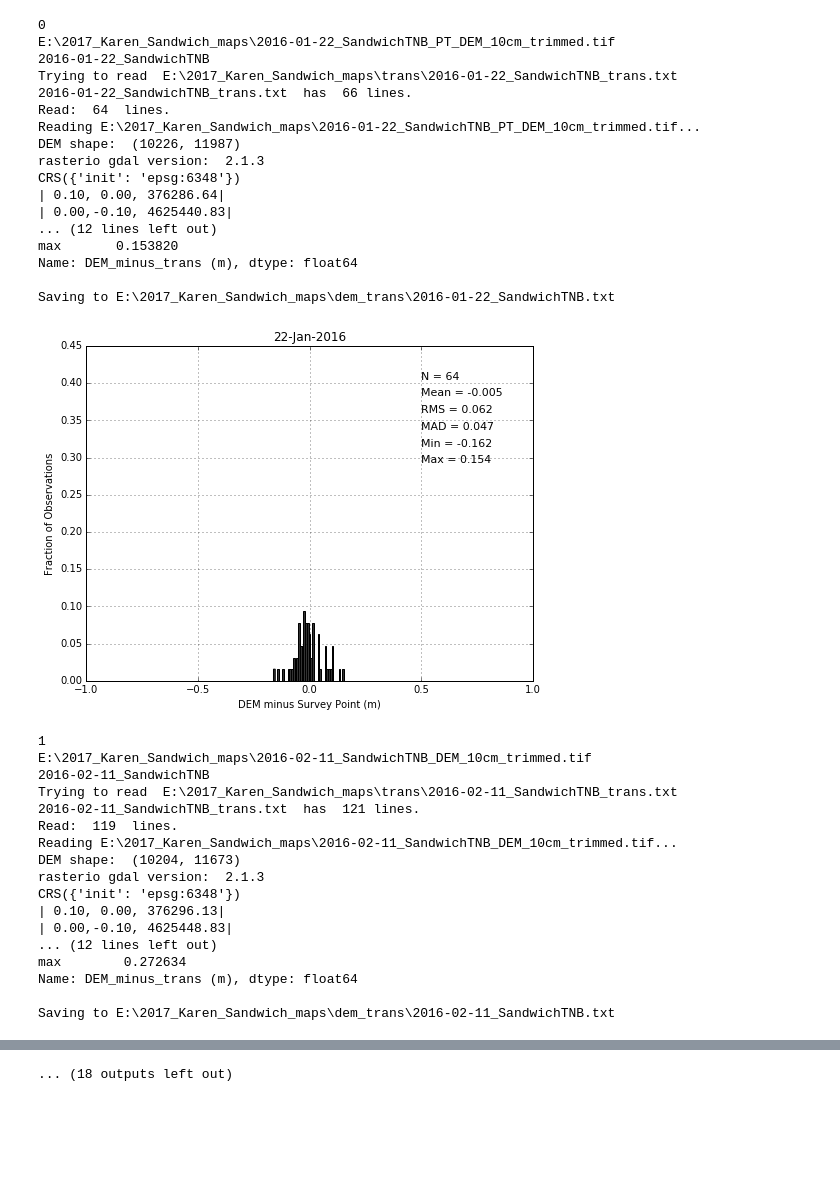
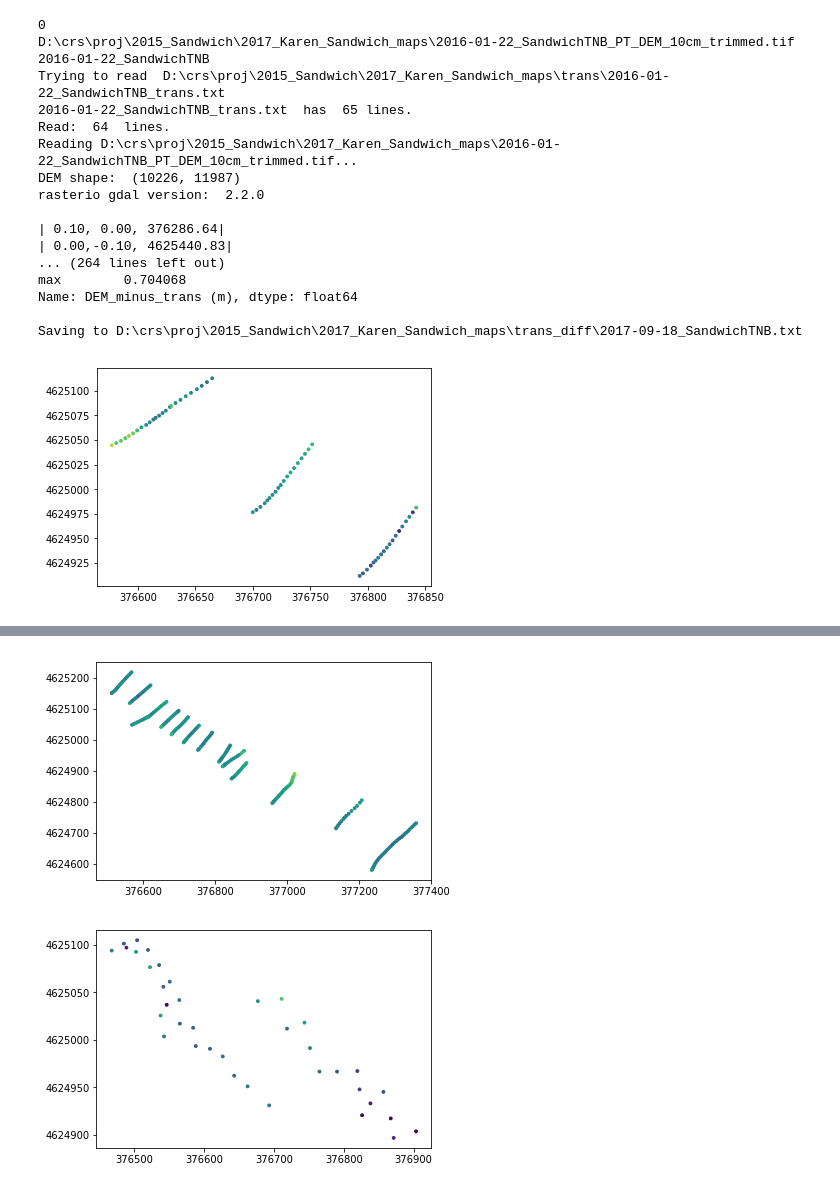
Before and after one commit to csherwood-usgs/Raster_calcs, a Jupyter notebook: Sandwich_compare_DEM_and_transect.ipynb, the cells around one changed output, grey strips where cells are left out. Saved outputs shown, nothing was run; the diff lists cells and outputs as text; code cells hidden in the pictures; blank space fills up the shorter version.

Commit message:
revised DEM trans comparisions

```diff
--- a/Sandwich_compare_DEM_and_transect.ipynb
+++ b/Sandwich_compare_DEM_and_transect.ipynb
@@ -24,7 +24,7 @@ def bilint(z,en):
     return zi
 # %%
 # list of files to read
-fdir = "E:\\2017_Karen_Sandwich_maps\\"
+fdir = "D:\\crs\\proj\\2015_Sandwich\\2017_Karen_Sandwich_maps\\"
 fnames = (\
 "2016-01-22_SandwichTNB_PT_DEM_10cm_trimmed.tif",\
 "2016-02-11_SandwichTNB_DEM_10cm_trimmed.tif",\
@@ -52,7 +52,7 @@ titles = ([\
 survey_dates = ["2016-01-22","2016-02-11","2016-03-30","2016-09-21",\
                 "2017-01-09","2017-01-25","2017-02-14","2017-03-16","2017-05-04","2017-09-18"]
 
-outdir = fdir+"dem_trans\\"
+outdir = fdir+"trans_diff\\"
 nf = len(fnames)
 for i in range(nf):
     print(i)
@@ -72,7 +72,7 @@ for i in range(nf):
         print(tname," has ",len(f.readlines()),"lines.")
 
     # read in the transect points
-    df=pd.read_csv(fdir+"trans\\"+tname, header = 1, skiprows=0, delimiter=',')
+    df=pd.read_csv(fdir+"trans\\"+tname, header = 0, skiprows=0, delimiter=',')
     print("Read: ",len(df.index),' lines.')
     df
 
@@ -99,7 +99,7 @@ for i in range(nf):
 
     for index, row in df.iterrows():
         # en = ~dem.transform*(row["# X/Easting (m)"],row["Y/Northing (m)"])
-        en = ~dem.transform*(row["# X/East"],row["Y/North"])
+        en = ~dem.transform*(row["#X/Easting (m NAD83(2011) Zone 19N)"],row["Y/Northing (m NAD83(2011) Zone 19N)"])
         #print( index, en )
 
         # bilinear interpolation in DEM
@@ -112,65 +112,50 @@ for i in range(nf):
         if(zdem[index]<-32000.):
             zdem[index]=np.NaN
 
-        zdem_minus_meas[index] = zdem[index]-row["Z/Altitude"]
+        zdem_minus_meas[index] = zdem[index]-row["Z/Elevation (m NAVD88)"]
         #print( zdem[index], zdi[index], row["elev"], zdem_minus_meas[index]  )
 
     # add columns to the dataframe
     #df.assign(DEM2=pd.Series(zdem,index=df.index))
-    df['DEM (interp, m)']=pd.Series(zdem,index=df.index)
+    df['DEM (interp m)']=pd.Series(zdem,index=df.index)
+
     df['DEM_minus_trans (m)']=pd.Series(zdem_minus_meas,index=df.index)
+
+    #TODO - remove outliers and calculate RMS
+
 
     print("\nStatistics for interpolated values:")
     print(df['DEM_minus_trans (m)'].describe())
 
     print("\nSaving to "+outdir+bname+".txt")
     df.to_csv(outdir+bname+'.txt',na_rep='nan',sep=',',float_format='% 12.4f')
 
-    -
-
     # make map of differences
     dz = df['DEM_minus_trans (m)'].as_matrix()
-    x = df['# X/East'].as_matrix()
-    y = df['Y/North'].as_matrix()
+    x = df['#X/Easting (m NAD83(2011) Zone 19N)'].as_matrix()
+    y = df['Y/Northing (m NAD83(2011) Zone 19N)'].as_matrix()
     fig2 = plt.figure()
     plt.plot(figsize=(12,6))
     #plt.imshow(z[::],cmap=plt.cm.gray,vmin=-2,vmax=13)
     plt.scatter(x,y,8,dz,vmin=-.2,vmax=.2)
     fig_name = outdir+survey_dates[i]+"_DEM_minus_transect_MAP.png"
     fig2.savefig(fig_name,dpi=200)
 # %% [output]
 0
-E:\2017_Karen_Sandwich_maps\2016-01-22_SandwichTNB_PT_DEM_10cm_trimmed.tif
+D:\crs\proj\2015_Sandwich\2017_Karen_Sandwich_maps\2016-01-22_SandwichTNB_PT_DEM_10cm_trimmed.tif
 2016-01-22_SandwichTNB
-Trying to read  E:\2017_Karen_Sandwich_maps\trans\2016-01-22_SandwichTNB_trans.txt
-2016-01-22_SandwichTNB_trans.txt  has  66 lines.
+Trying to read  D:\crs\proj\2015_Sandwich\2017_Karen_Sandwich_maps\trans\2016-01-22_SandwichTNB_trans.txt
+2016-01-22_SandwichTNB_trans.txt  has  65 lines.
 Read:  64  lines.
-Reading E:\2017_Karen_Sandwich_maps\2016-01-22_SandwichTNB_PT_DEM_10cm_trimmed.tif...
+Reading D:\crs\proj\2015_Sandwich\2017_Karen_Sandwich_maps\2016-01-22_SandwichTNB_PT_DEM_10cm_trimmed.tif...
 DEM shape:  (10226, 11987)
-rasterio gdal version:  2.1.3
-CRS({'init': 'epsg:6348'})
+rasterio gdal version:  2.2.0
+
 | 0.10, 0.00, 376286.64|
 | 0.00,-0.10, 4625440.83|
-... (12 lines left out)
-max       0.153820
+... (264 lines left out)
+max        0.704068
 Name: DEM_minus_trans (m), dtype: float64
 
-Saving to E:\2017_Karen_Sandwich_maps\dem_trans\2016-01-22_SandwichTNB.txt
+Saving to D:\crs\proj\2015_Sandwich\2017_Karen_Sandwich_maps\trans_diff\2017-09-18_SandwichTNB.txt
-[figure, old version]
+[figure, new version]
-1
-E:\2017_Karen_Sandwich_maps\2016-02-11_SandwichTNB_DEM_10cm_trimmed.tif
-2016-02-11_SandwichTNB
-Trying to read  E:\2017_Karen_Sandwich_maps\trans\2016-02-11_SandwichTNB_trans.txt
-2016-02-11_SandwichTNB_trans.txt  has  121 lines.
-Read:  119  lines.
-Reading E:\2017_Karen_Sandwich_maps\2016-02-11_SandwichTNB_DEM_10cm_trimmed.tif...
-DEM shape:  (10204, 11673)
-rasterio gdal version:  2.1.3
-CRS({'init': 'epsg:6348'})
-| 0.10, 0.00, 376296.13|
-| 0.00,-0.10, 4625448.83|
-... (12 lines left out)
-max        0.272634
-Name: DEM_minus_trans (m), dtype: float64
-
-Saving to E:\2017_Karen_Sandwich_maps\dem_trans\2016-02-11_SandwichTNB.txt
@@ -234 +168,2 @@ Saving to E:\2017_Karen_Sandwich_maps\dem_trans\2017-01-09_SandwichTNB.txt
-... (18 outputs left out)
+[figure, added]
+[figure, added]
```
Also changed, not shown: parts of 1 cell of this notebook, 1 other file.
